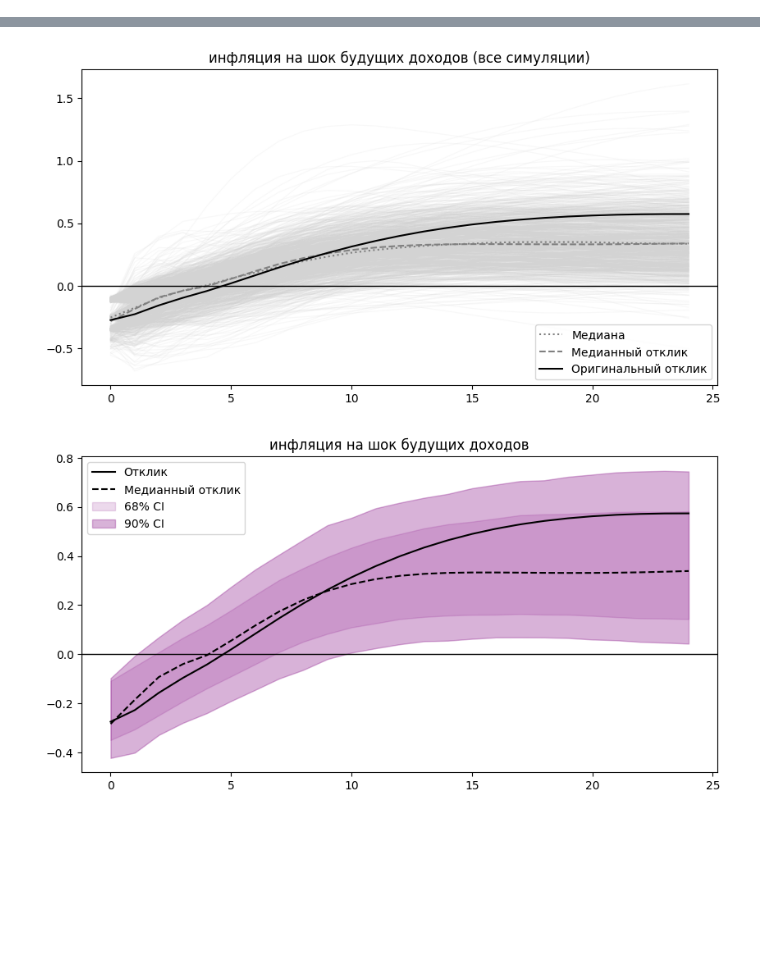
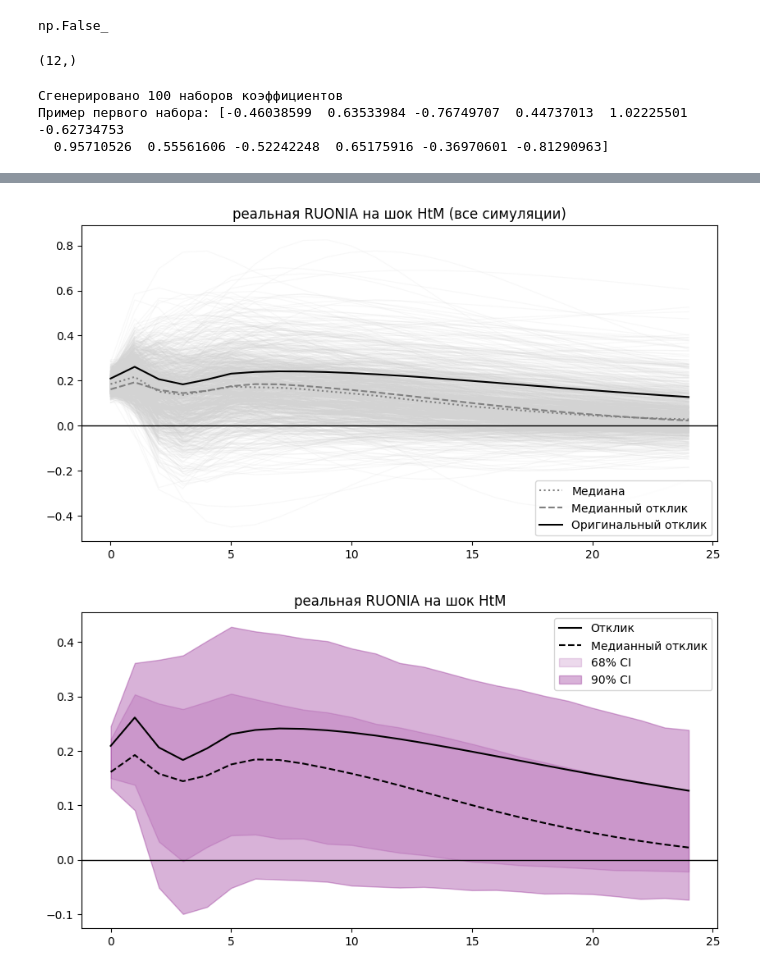
Before and after one commit to vasyanvasyan-r/VAR_by_KK, a Jupyter notebook: hete2.ipynb, the cells around one changed output, grey strips where cells are left out. Drawn from its saved outputs; the diff is of its cells as text; code cells hidden in the pictures; blank space fills up the shorter version.

```diff
--- a/hete2.ipynb
+++ b/hete2.ipynb
@@ -5,7 +5,7 @@ import matplotlib.pyplot as plt
 from datetime import datetime as dt
 
 import pickle
-filename = 'monthly_data.pkl'
+filename = 'data/monthly_data.pkl'
 with open(filename, 'rb') as f:
     monthly_data = pickle.load(f)
 sd_df = pd.read_excel('data/pi_e/s_d.xlsx')
@@ -228,3 +356,57 @@ model.u_dict
+# %%
+coeffs = np.r_[1, -np.array(rho)]
+roots = np.roots(coeffs)
+np.all(np.abs(roots) > 1.0)
+# %% [output]
+np.False_
+# %%
+roots.shape
+# %% [output]
+(12,)
+# %%
+import numpy as np
+from scipy.signal import lfilter
+
+def pacf_to_ar(pacf):
+    """
+    Преобразует частичные автокорреляции (PACF) в коэффициенты AR
+    через рекурсию Дурбина-Левинсона.
+    pacf: массив частичных автокорреляций [phi_11, phi_22, ..., phi_pp]
+    returns: массив коэффициентов AR [rho_1, rho_2, ..., rho_p]
+    """
+    p = len(pacf)
+    ar_coef = np.zeros(p)
+
+    for k in range(p):
+        phi_kk = pacf[k]
+        if k == 0:
+            ar_coef[k] = phi_kk
+        else:
+            # Обновляем предыдущие коэффициенты
+            ar_coef[:k] = ar_coef[:k] - phi_kk * ar_coef[:k][::-1]
+            ar_coef[k] = phi_kk
+    return ar_coef
+
+def generate_stationary_ar_coef(p, n_draws=1000):
+    """
+    Генерирует n_draws наборов стационарных AR(p) коэффициентов.
+    """
+    ar_sets = []
+    for _ in range(n_draws):
+        # PACF всегда в (-1, 1) для стационарного процесса
+        pacf = np.random.uniform(-0.95, 0.95, size=p)  # небольшой запас от границ
+        rho = pacf_to_ar(pacf)
+        ar_sets.append(rho)
+    return np.array(ar_sets)
+
+# Пример: сгенерировать 100 наборов AR(12) коэффициентов
+rho_sets = generate_stationary_ar_coef(p=12, n_draws=100)
+print(f"Сгенерировано {len(rho_sets)} наборов коэффициентов")
+print(f"Пример первого набора: {rho_sets[0]}")
+# %% [output]
+Сгенерировано 100 наборов коэффициентов
+Пример первого набора: [-0.46038599  0.63533984 -0.76749707  0.44737013  1.02225501 -0.62734753
+  0.95710526  0.55561606 -0.52242248  0.65175916 -0.36970601 -0.81290963]
 # %%
 share_hd_full = pd.DataFrame(columns=list(model.y_dict.values()))
 for i in range(model.K):
@@ -247,12 +429,12 @@ for i in range(model.K):
 | Необъяснено шоками | 3.0 | 7.1 | 2.1 | 3.1 | 4.0 | 3.1 |
 # %%
 model.plot_single_irf(irf_sims,
-                'ru_cpi',
-                'шок будущих доходов',
+                'real_ruonia',
+                'шок HtM',
                 'purple',
                 plot_simulations = True,
                 horizon=24,
-                cumm = True)
+                cumm = False)
 # %% [output]
-[figure, old version]
+[figure, new version]
-[figure, old version]
+[figure, new version]
```
Also changed, not shown: parts of 9 cells of this notebook, 15 other files.
